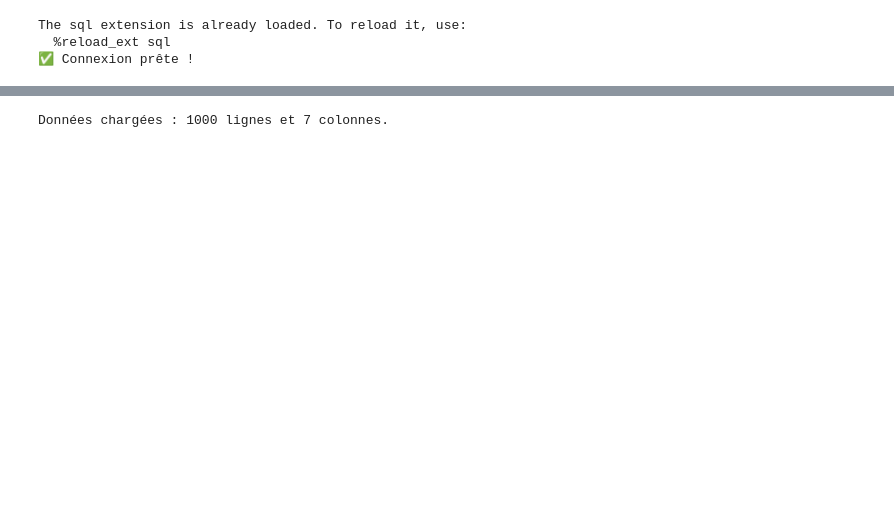
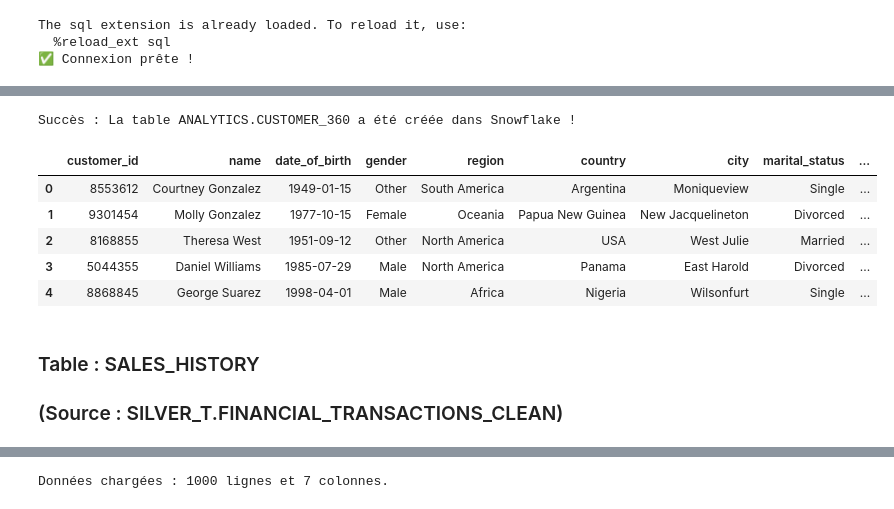
Before and after one commit to florence93600/anycompany_food_beverage, a Jupyter notebook: phase3_machine_learning.ipynb, the cells around one changed output, grey strips where cells are left out. Saved outputs shown, nothing was run; the diff lists cells and outputs as text; code cells hidden in the pictures; blank space fills up the shorter version.

```diff
--- a/phase3_machine_learning.ipynb
+++ b/phase3_machine_learning.ipynb
@@ -35,0 +62,37 @@ The sql extension is already loaded. To reload it, use:
+# %%
+# Requête de création
+sql_customer_360 = """
+CREATE OR REPLACE TABLE ANALYTICS.CUSTOMER_360 AS
+SELECT
+    *,
+    DATEDIFF(year, TO_DATE(date_of_birth), CURRENT_DATE()) AS age,
+    CASE
+        WHEN annual_income > 80000 THEN 'VIP'
+        ELSE 'Standard'
+    END AS income_group
+FROM SILVER.CUSTOMER_DEMOGRAPHICS_CLEAN
+"""
+
+# Exécution sécurisée
+with engine.connect() as conn:
+    # On utilise text() pour que SQLAlchemy comprenne que c'est du SQL
+    conn.execute(text(sql_customer_360))
+    # Important : SQLAlchemy 2.0 nécessite souvent un commit explicite pour les changements de structure
+    conn.commit()
+    print("Succès : La table ANALYTICS.CUSTOMER_360 a été créée dans Snowflake !")
+# %% [output]
+Succès : La table ANALYTICS.CUSTOMER_360 a été créée dans Snowflake !
+# %%
+# Vérification rapide
+df_sales_check = pd.read_sql(text("SELECT * FROM ANALYTICS.CUSTOMER_360 LIMIT 5"), engine)
+df_sales_check
+# %% [output]
+|  | customer_id | name | date_of_birth | gender | region | country | city | marital_status | ... |
+| 0 | 8553612 | Courtney Gonzalez | 1949-01-15 | Other | South America | Argentina | Moniqueview | Single | ... |
+| 1 | 9301454 | Molly Gonzalez | 1977-10-15 | Female | Oceania | Papua New Guinea | New Jacquelineton | Divorced | ... |
+| 2 | 8168855 | Theresa West | 1951-09-12 | Other | North America | USA | West Julie | Married | ... |
+| 3 | 5044355 | Daniel Williams | 1985-07-29 | Male | North America | Panama | East Harold | Divorced | ... |
+| 4 | 8868845 | George Suarez | 1998-04-01 | Male | Africa | Nigeria | Wilsonfurt | Single | ... |
+# %% [markdown]
+### Table : SALES_HISTORY
+### (Source : SILVER_T.FINANCIAL_TRANSACTIONS_CLEAN)
```
Also changed, not shown: parts of 22 cells of this notebook.
